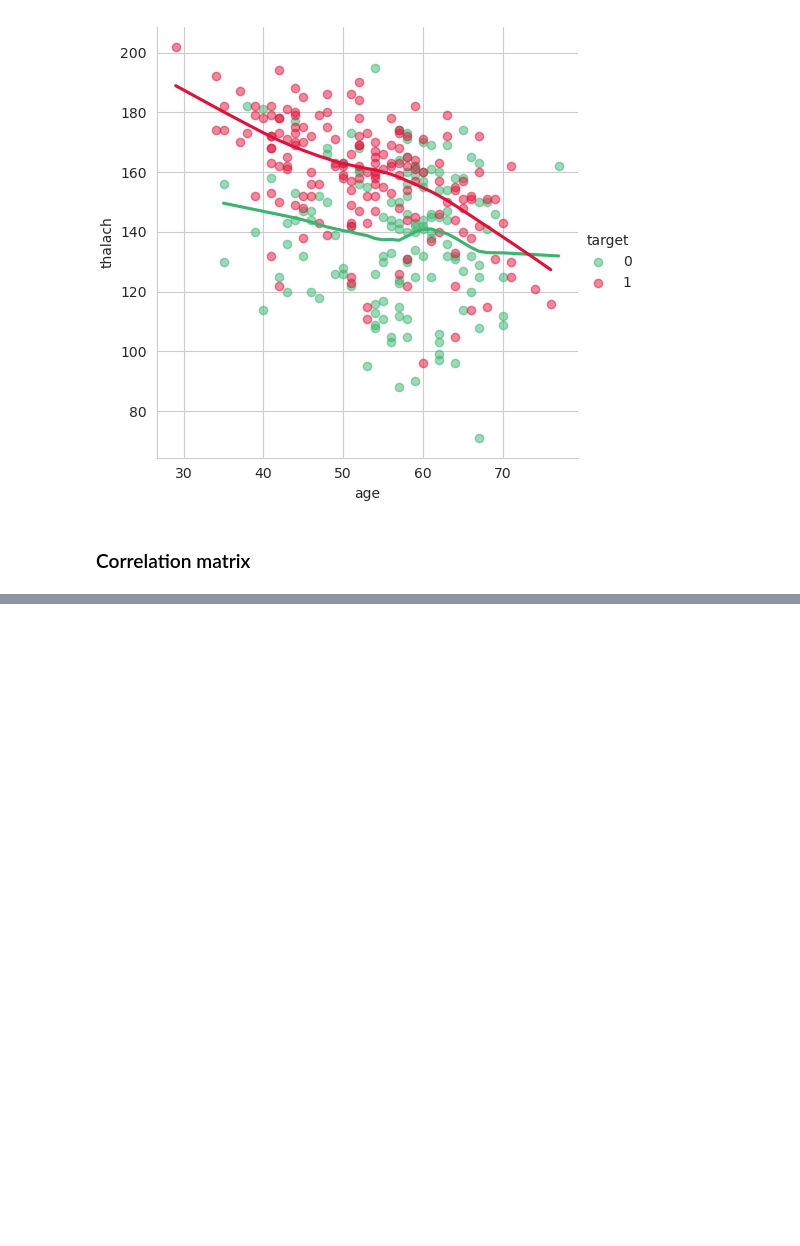
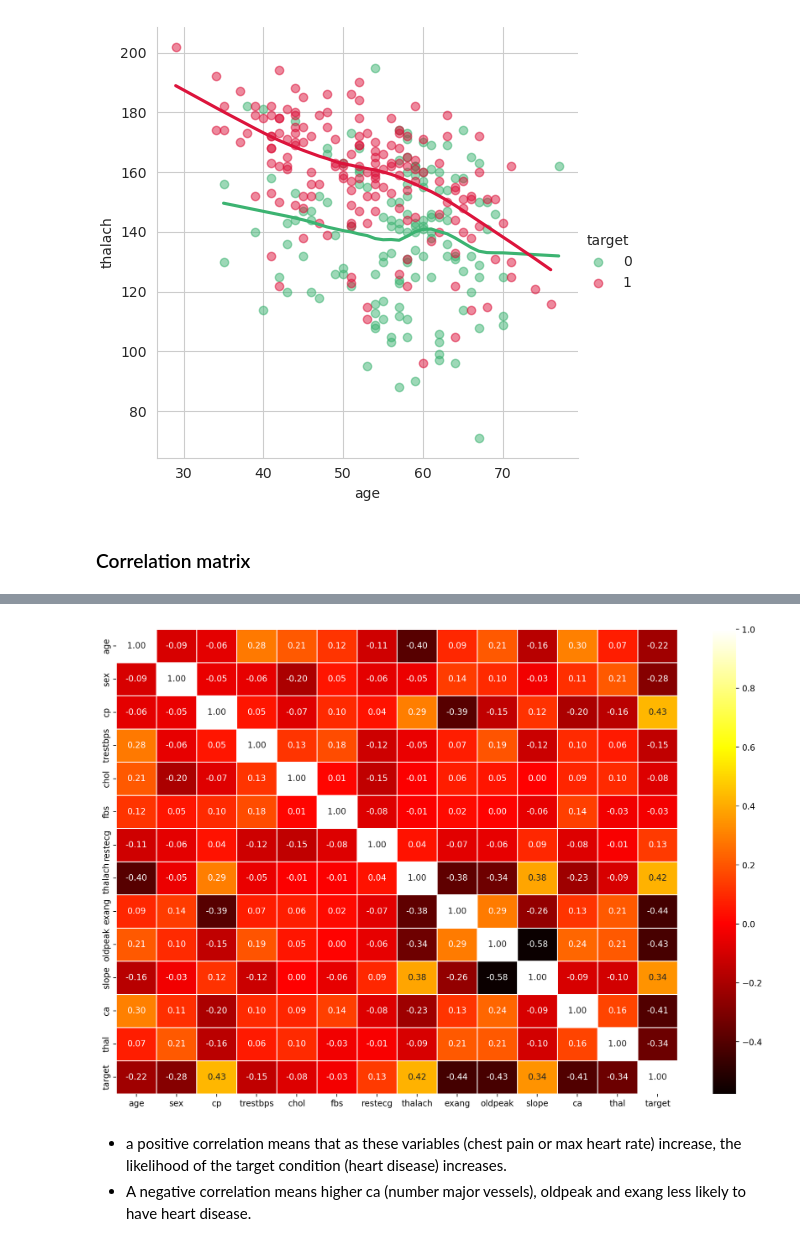
Before and after one commit to AkshilShah21/heart-disease-project, a Jupyter notebook: heart_disease.ipynb, the cells around one changed output, grey strips where cells are left out. Drawn from its saved outputs; the diff is of its cells as text; code cells hidden in the pictures; blank space fills up the shorter version.

```diff
--- a/heart_disease.ipynb
+++ b/heart_disease.ipynb
@@ -303,3 +303,6 @@ plt.show()
 [figure]
 # %% [markdown]
 ### Correlation matrix
+# %%
+corr_matrix  = data.corr()
+corr_matrix
@@ -305,0 +325,15 @@ plt.show()
+# %%
+# correlation heap map
+fig, ax = plt.subplots(figsize=(15,10), dpi=200)
+ax = sns.heatmap(corr_matrix,
+           annot=True,
+           linewidths=0.5,
+           fmt='.2f',
+           cmap="hot")
+
+plt.show()
+# %% [output]
+[figure, added]
+# %% [markdown]
+- a positive correlation means that as these variables (chest pain or max heart rate) increase, the likelihood of the target condition (heart disease) increases.
+- A negative correlation means higher ca (number major vessels), oldpeak and exang less likely to have heart disease.
```
Also changed, not shown: parts of 1 cell of this notebook.
